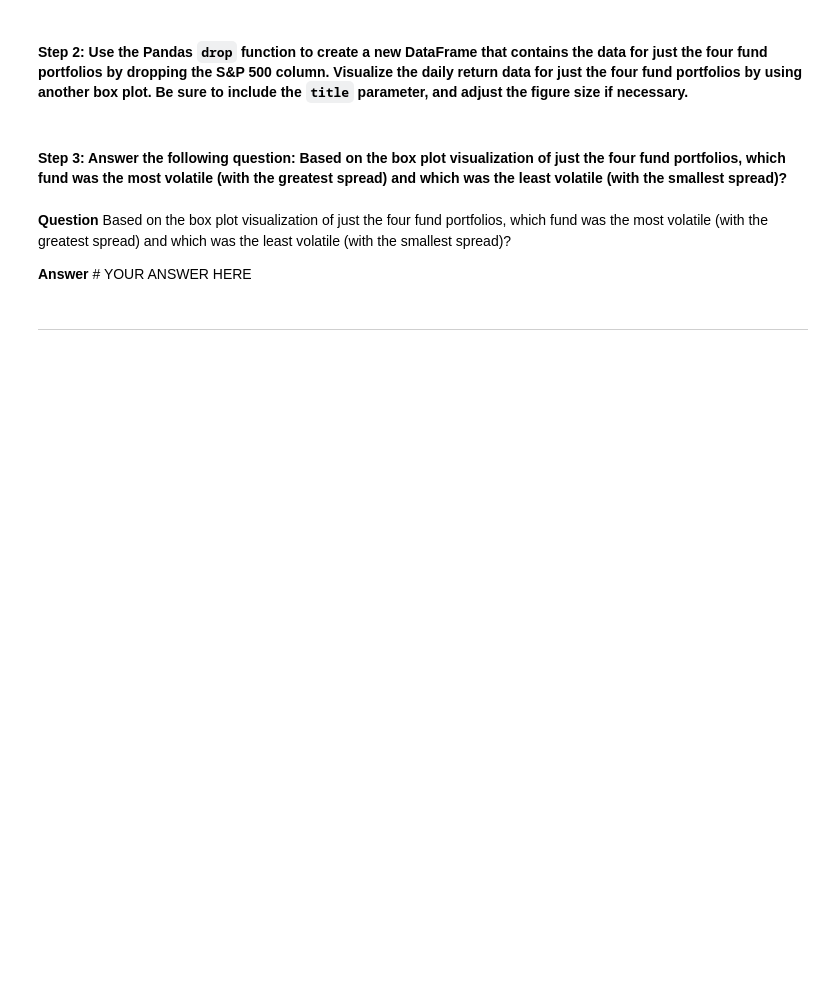
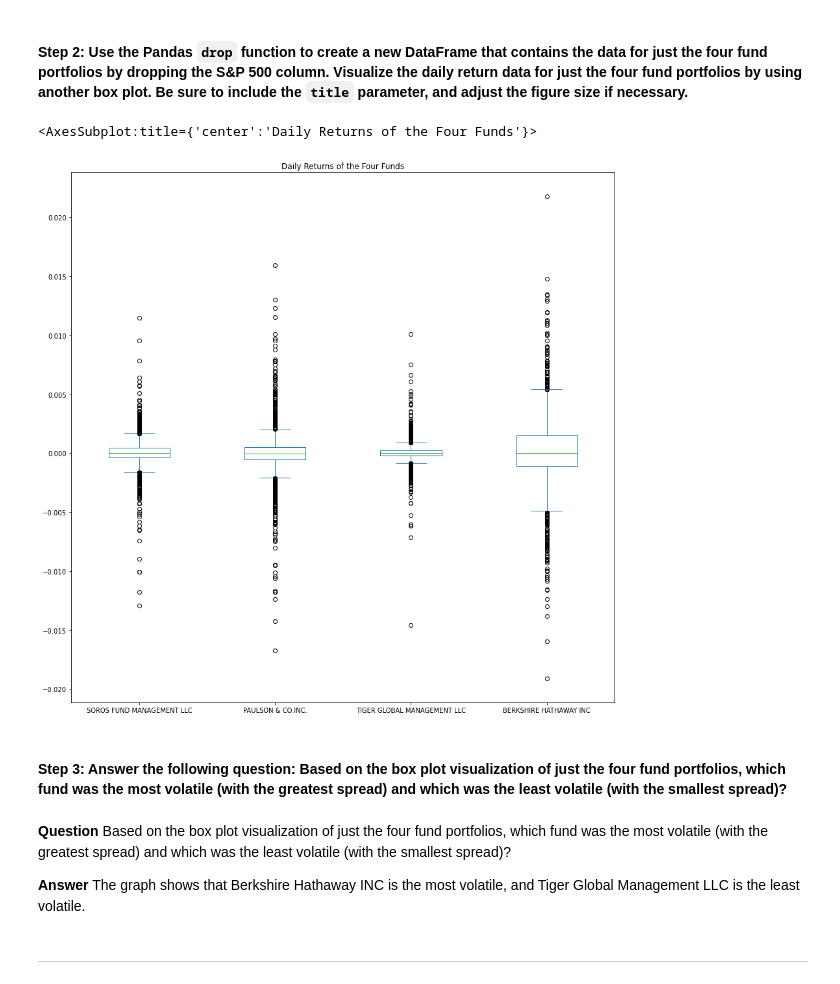
Before and after one commit to Amora987/Risk-Return-Analysis, a Jupyter notebook: Starter_Code/risk_return_analysis.ipynb, the cells around one changed output. Drawn from its saved outputs; the diff is of its cells as text; code cells hidden in the pictures; blank space fills up the shorter version.

```diff
--- a/Starter_Code/risk_return_analysis.ipynb
+++ b/Starter_Code/risk_return_analysis.ipynb
@@ -209,14 +213,19 @@ Analyze the volatility of each of the four fund portfolios and of the S&P 500 In
 # %%
 # Create a new DataFrame containing only the 4 fund portfolios by dropping the S&P 500 column from the DataFrame
 # Create box plots to reflect the return data for only the 4 fund portfolios
 # Include a title parameter and adjust the figure size
-# YOUR CODE HERE
+four_funds_returns = daily_returns.drop(columns =["S&P 500"])
+#four_funds_returns.head()
+four_funds_returns.plot.box(title = "Daily Returns of the Four Funds", figsize=(15,15))
+# %% [output]
+<AxesSubplot:title={'center':'Daily Returns of the Four Funds'}>
+[figure, added]
 # %% [markdown]
 #### Step 3: Answer the following question: Based on the box plot visualization of just the four fund portfolios, which fund was the most volatile (with the greatest spread) and which was the least volatile (with the smallest spread)?
 # %% [markdown]
 **Question** Based on the box plot visualization of just the four fund portfolios, which fund was the most volatile (with the greatest spread) and which was the least volatile (with the smallest spread)?
 
-**Answer** # YOUR ANSWER HERE
+**Answer** The graph shows that Berkshire Hathaway INC is the most volatile, and Tiger Global Management LLC is the least volatile.
 # %% [markdown]
 ---
 # %% [markdown]
```
Also changed, not shown: parts of 9 cells of this notebook.
